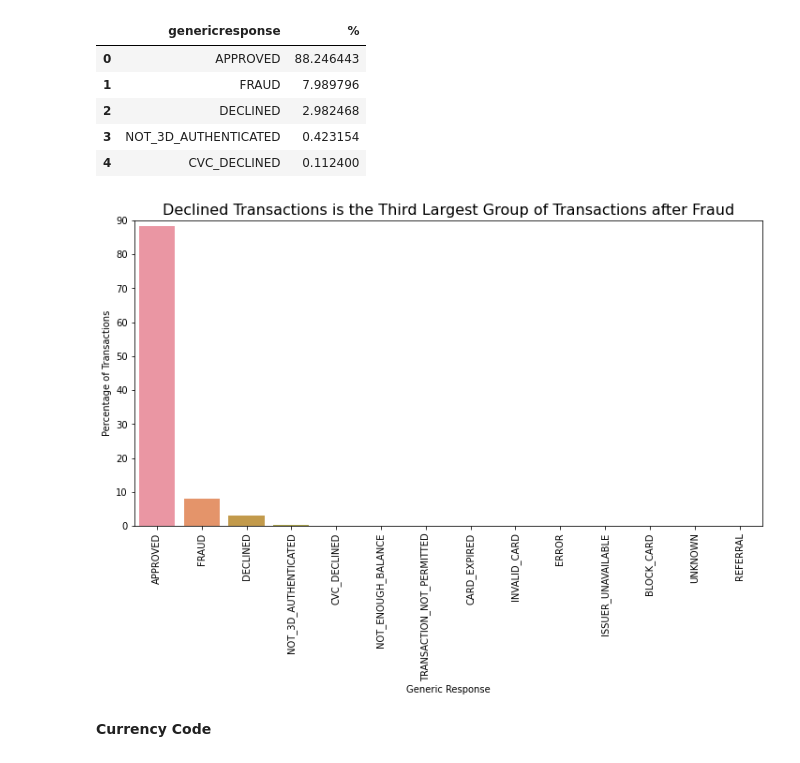
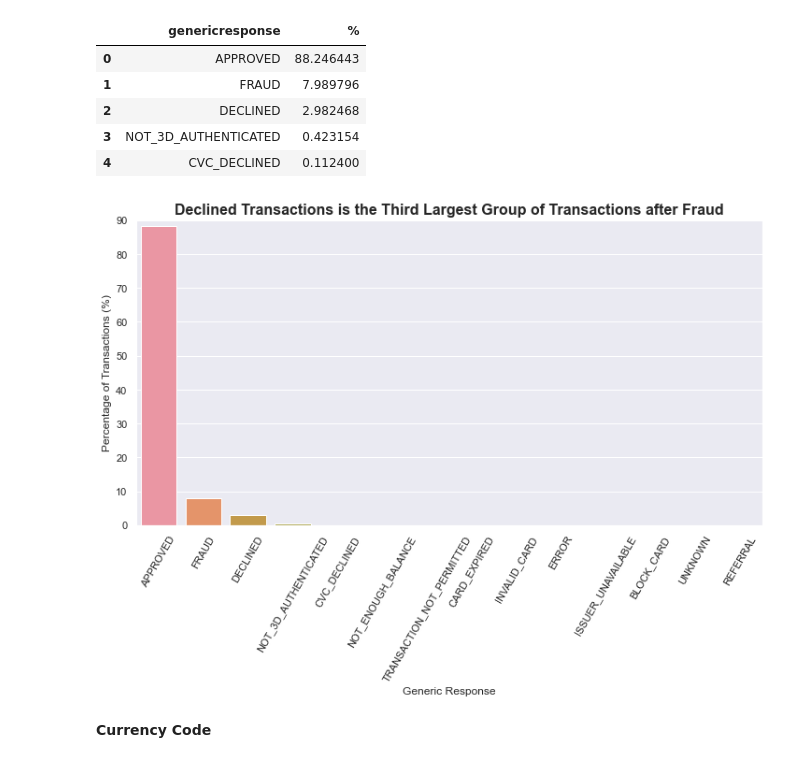
Before and after one commit to ngjance/increase_payment_authorization_rate, a Jupyter notebook: improve_authorization_rate.ipynb, the cells around one changed output. Saved outputs shown, nothing was run; the diff lists cells and outputs as text; code cells hidden in the pictures.

```diff
--- a/improve_authorization_rate.ipynb
+++ b/improve_authorization_rate.ipynb
@@ -236,17 +236,19 @@ gr.head()
 | 2 | DECLINED | 2.982468 |
 | 3 | NOT_3D_AUTHENTICATED | 0.423154 |
 | 4 | CVC_DECLINED | 0.112400 |
+# %%
+sns.set_theme(palette='colorblind')
 # %%
 fig, ax = plt.subplots(figsize=(12,6))
 sns.barplot(gr['genericresponse'], gr['%'])
-ax.set_title('Declined Transactions is the Third Largest Group of Transactions after Fraud', size = 16)
+ax.set_title('Declined Transactions is the Third Largest Group of Transactions after Fraud', size = 16, fontweight='bold')
 ax.set_xlabel('Generic Response')
-ax.set_ylabel('Percentage of Transactions')
+ax.set_ylabel('Percentage of Transactions (%)')
 ax.set_ylim(0, 90)
-plt.xticks(rotation=90)
+plt.xticks(rotation=60)
 plt.show()
 # %% [output]
-[figure, old version]
+[figure, new version]
 # %% [markdown]
 **Currency Code**
 # %%
```
Also changed, not shown: parts of 28 cells of this notebook, 1 other file.
